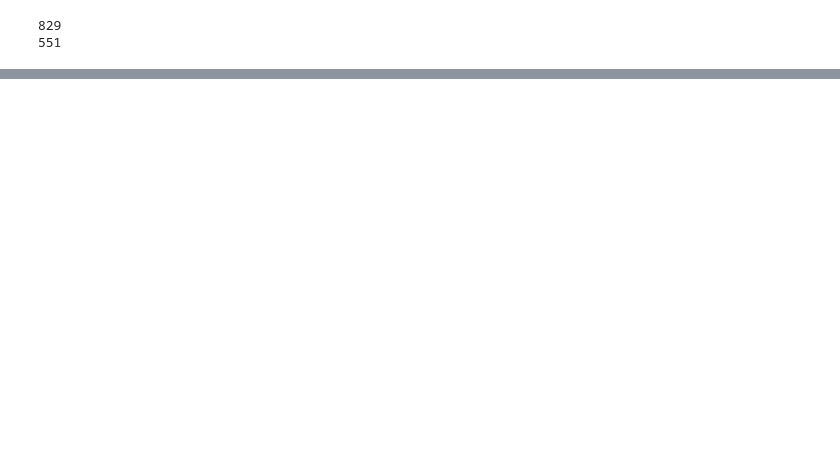
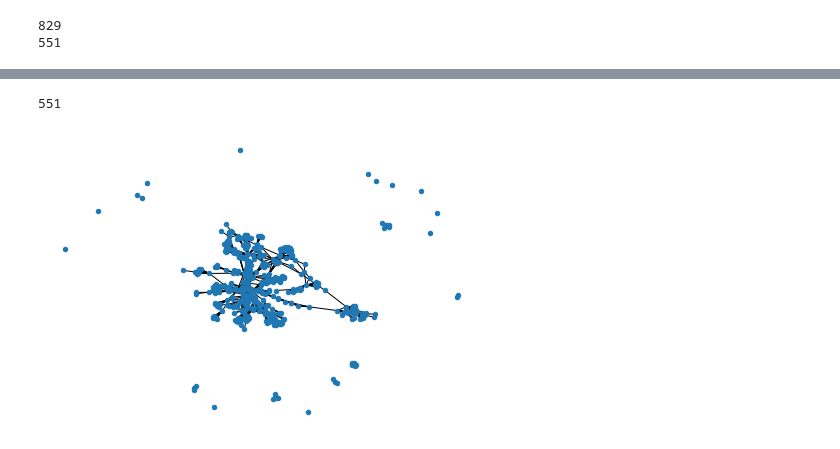
Before and after one commit to dmdequin/CrimeNetworkAnalysis, a Jupyter notebook: Notebooks/Sanna.ipynb, the cells around one changed output, grey strips where cells are left out. Cells and saved outputs as stored; diff of their text form; code cells hidden in the pictures; blank space fills up the shorter version.

```diff
--- a/Notebooks/Sanna.ipynb
+++ b/Notebooks/Sanna.ipynb
@@ -52,0 +141,7 @@ bottom_nodes = set(G) - top_nodes
+# %%
+C = bipartite.weighted_projected_graph(G, bottom_nodes)
+print(len(C.nodes))
+nx.draw(C, node_size=20)
+# %% [output]
+551
+[figure, added]
```
Also changed, not shown: parts of 18 cells of this notebook.
